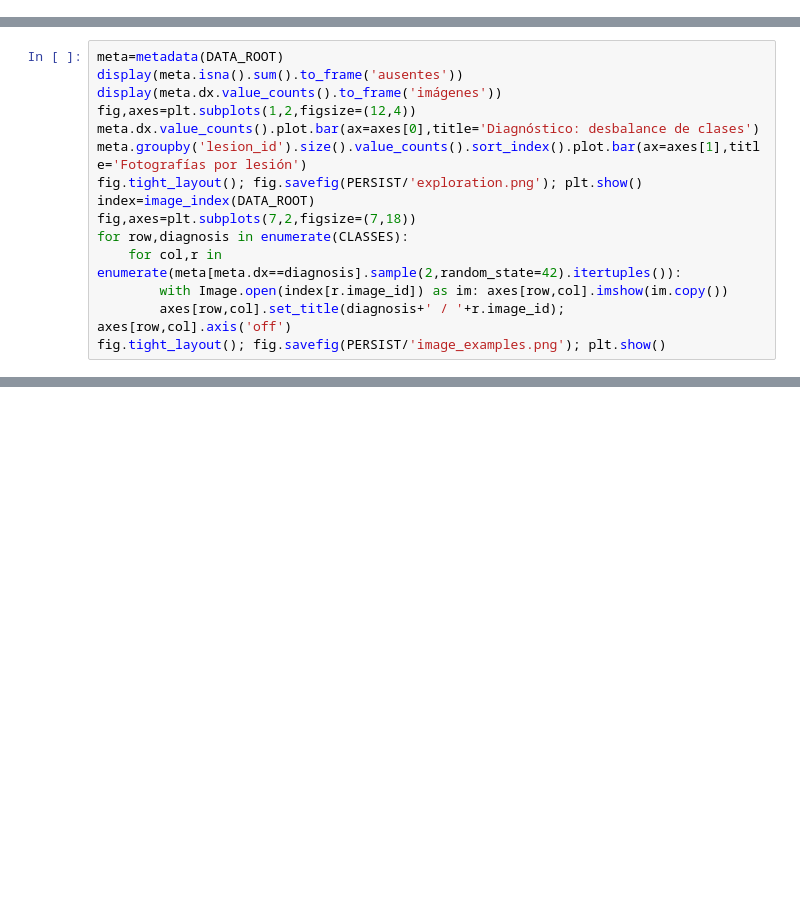
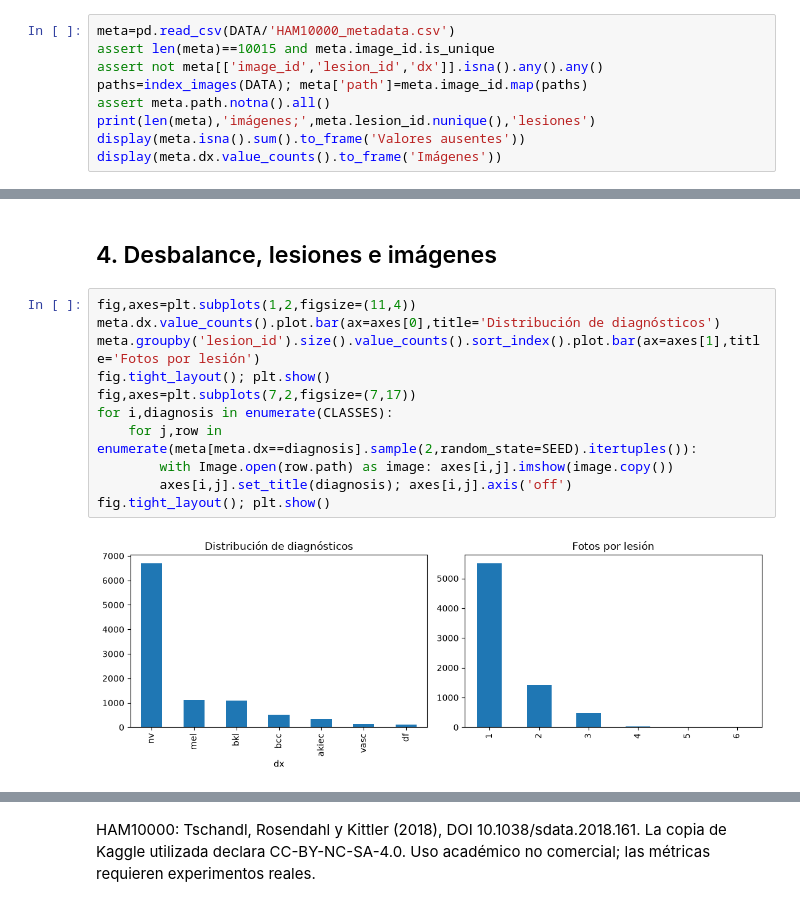
Before and after one commit to MiltonCuervo/ham10000-skin-lesion-classification, a Jupyter notebook: 01_exploracion_de_datos.ipynb, the cells around one changed output, grey strips where cells are left out. Saved outputs shown, nothing was run; the diff lists cells and outputs as text; blank space fills up the shorter version.

```diff
--- a/01_exploracion_de_datos.ipynb
+++ b/01_exploracion_de_datos.ipynb
@@ -491,0 +65,9 @@ Distribución de diagnósticos, metadatos ausentes, fotografías por lesión y e
+# %%
+meta=pd.read_csv(DATA/'HAM10000_metadata.csv')
+assert len(meta)==10015 and meta.image_id.is_unique
+assert not meta[['image_id','lesion_id','dx']].isna().any().any()
+paths=index_images(DATA); meta['path']=meta.image_id.map(paths)
+assert meta.path.notna().all()
+print(len(meta),'imágenes;',meta.lesion_id.nunique(),'lesiones')
+display(meta.isna().sum().to_frame('Valores ausentes'))
+display(meta.dx.value_counts().to_frame('Imágenes'))
@@ -492,15 +94,15 @@ Distribución de diagnósticos, metadatos ausentes, fotografías por lesión y e
+# %% [markdown]
+## 4. Desbalance, lesiones e imágenes
 # %%
-meta=metadata(DATA_ROOT)
-display(meta.isna().sum().to_frame('ausentes'))
-display(meta.dx.value_counts().to_frame('imágenes'))
-fig,axes=plt.subplots(1,2,figsize=(12,4))
-meta.dx.value_counts().plot.bar(ax=axes[0],title='Diagnóstico: desbalance de clases')
-meta.groupby('lesion_id').size().value_counts().sort_index().plot.bar(ax=axes[1],title='Fotografías por lesión')
-fig.tight_layout(); fig.savefig(PERSIST/'exploration.png'); plt.show()
-index=image_index(DATA_ROOT)
-fig,axes=plt.subplots(7,2,figsize=(7,18))
-for row,diagnosis in enumerate(CLASSES):
-    for col,r in enumerate(meta[meta.dx==diagnosis].sample(2,random_state=42).itertuples()):
-        with Image.open(index[r.image_id]) as im: axes[row,col].imshow(im.copy())
-        axes[row,col].set_title(diagnosis+' / '+r.image_id); axes[row,col].axis('off')
-fig.tight_layout(); fig.savefig(PERSIST/'image_examples.png'); plt.show()
+fig,axes=plt.subplots(1,2,figsize=(11,4))
+meta.dx.value_counts().plot.bar(ax=axes[0],title='Distribución de diagnósticos')
+meta.groupby('lesion_id').size().value_counts().sort_index().plot.bar(ax=axes[1],title='Fotos por lesión')
+fig.tight_layout(); plt.show()
+fig,axes=plt.subplots(7,2,figsize=(7,17))
+for i,diagnosis in enumerate(CLASSES):
+    for j,row in enumerate(meta[meta.dx==diagnosis].sample(2,random_state=SEED).itertuples()):
+        with Image.open(row.path) as image: axes[i,j].imshow(image.copy())
+        axes[i,j].set_title(diagnosis); axes[i,j].axis('off')
+fig.tight_layout(); plt.show()
+# %% [output]
+[figure, added]
@@ -506,0 +110,2 @@ fig.tight_layout(); fig.savefig(PERSIST/'image_examples.png'); plt.show()
+# %% [markdown]
+HAM10000: Tschandl, Rosendahl y Kittler (2018), DOI 10.1038/sdata.2018.161. La copia de Kaggle utilizada declara CC-BY-NC-SA-4.0. Uso académico no comercial; las métricas requieren experimentos reales.
```
Also changed, not shown: parts of 16 cells of this notebook, 5 other files.
